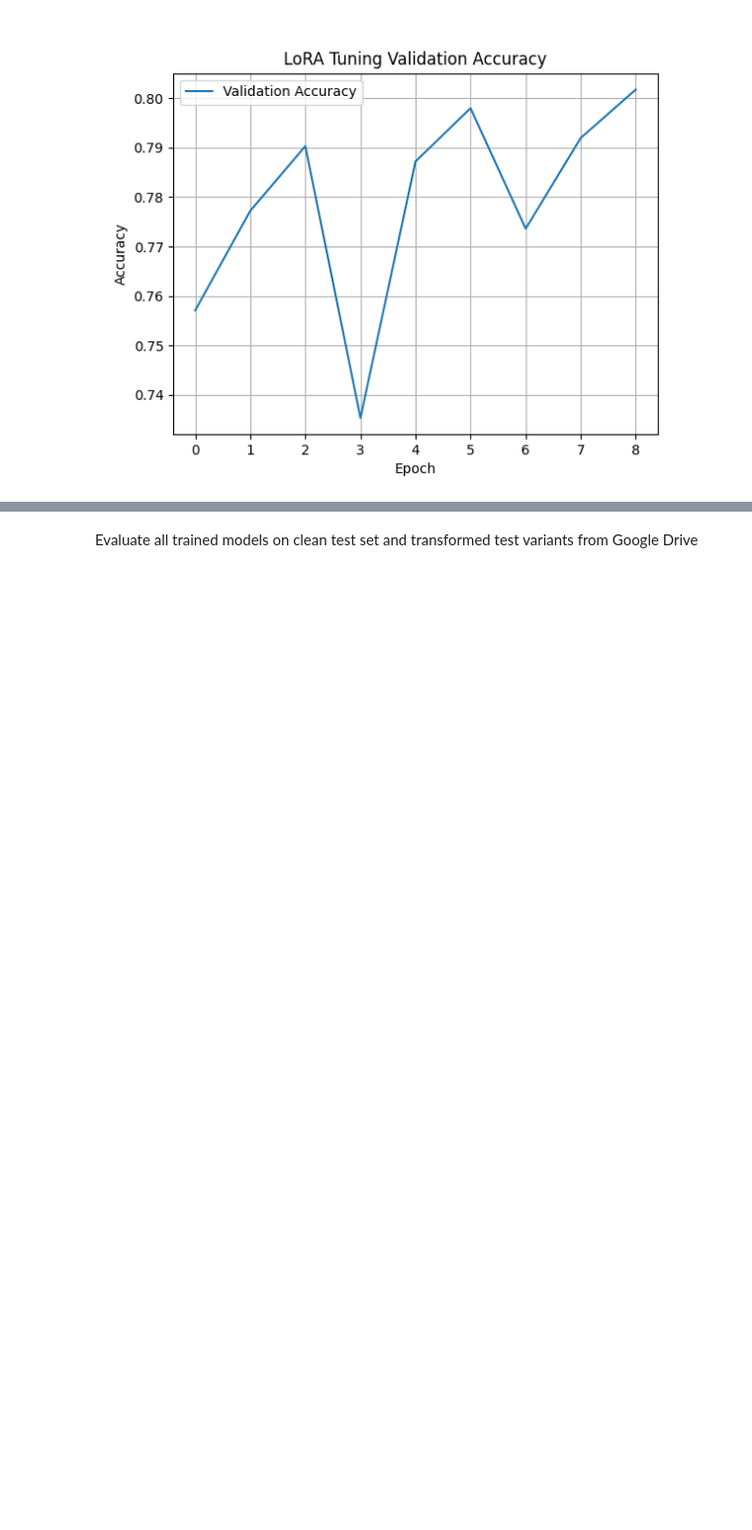
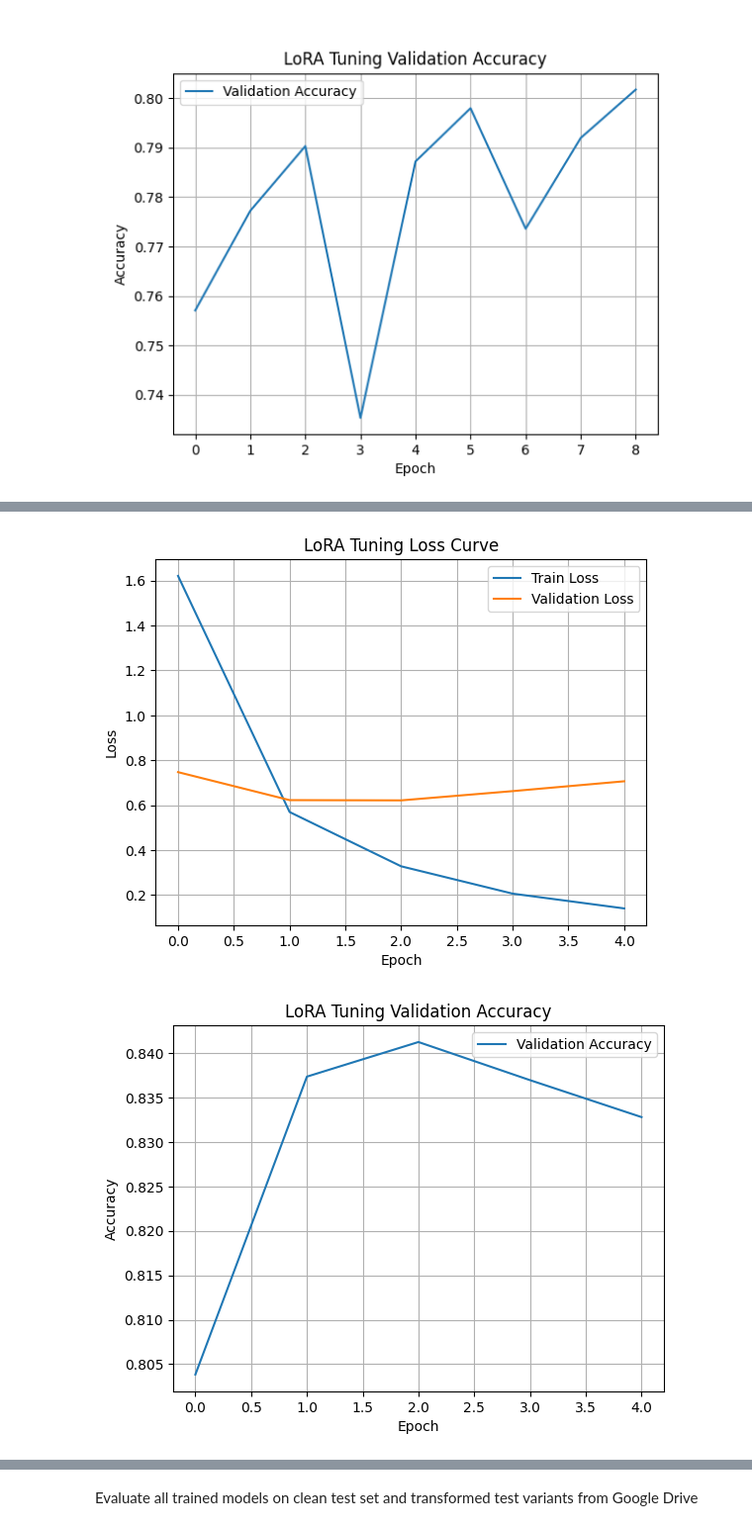
Before and after one commit to yueywangse/Food-101, a Jupyter notebook: EfficentNetV2/efficentnetv2_try2(1).ipynb, the cells around one changed output, grey strips where cells are left out. Shown at 99% size. Cells and saved outputs as stored; diff of their text form; code cells hidden in the pictures; blank space fills up the shorter version.

Commit message:
Add full for efficientnet

```diff
--- a/EfficentNetV2/efficentnetv2_try2(1).ipynb
+++ b/EfficentNetV2/efficentnetv2_try2(1).ipynb
@@ -829,0 +848,19 @@ display(Image.open("accuracy_curve_lora_efficientnetv2.png"))
+# %%
+import json
+
+history = train_model(
+    model,
+    train_loader,
+    val_loader,
+    criterion,
+    optimizer,
+    device,
+    epochs=30,
+    patience=2,
+    save_path="full_model_efficientnetv2.pth"
+)
+
+#Task manager says 15.7gb vram
+
+with open("history_full_efficientnetv2.json", "w") as f:
+    json.dump(history, f)
@@ -829,0 +881,28 @@ display(Image.open("accuracy_curve_lora_efficientnetv2.png"))
+# %%
+import json
+import matplotlib.pyplot as plt
+
+with open("history_full_efficientnetv2.json", "r") as f:
+    history = json.load(f)
+
+plt.figure()
+plt.plot(history["train_loss"], label="Train Loss")
+plt.plot(history["val_loss"], label="Validation Loss")
+plt.xlabel("Epoch")
+plt.ylabel("Loss")
+plt.title("LoRA Tuning Loss Curve")
+plt.legend()
+plt.grid()
+plt.savefig("loss_curve_full_efficientnetv2.png")
+
+plt.figure()
+plt.plot(history["val_acc"], label="Validation Accuracy")
+plt.xlabel("Epoch")
+plt.ylabel("Accuracy")
+plt.title("LoRA Tuning Validation Accuracy")
+plt.legend()
+plt.grid()
+plt.savefig("accuracy_curve_full_efficientnetv2.png")
+# %% [output]
+[figure, added]
+[figure, added]
```
Also changed, not shown: parts of 7 cells of this notebook, 4 other files.
